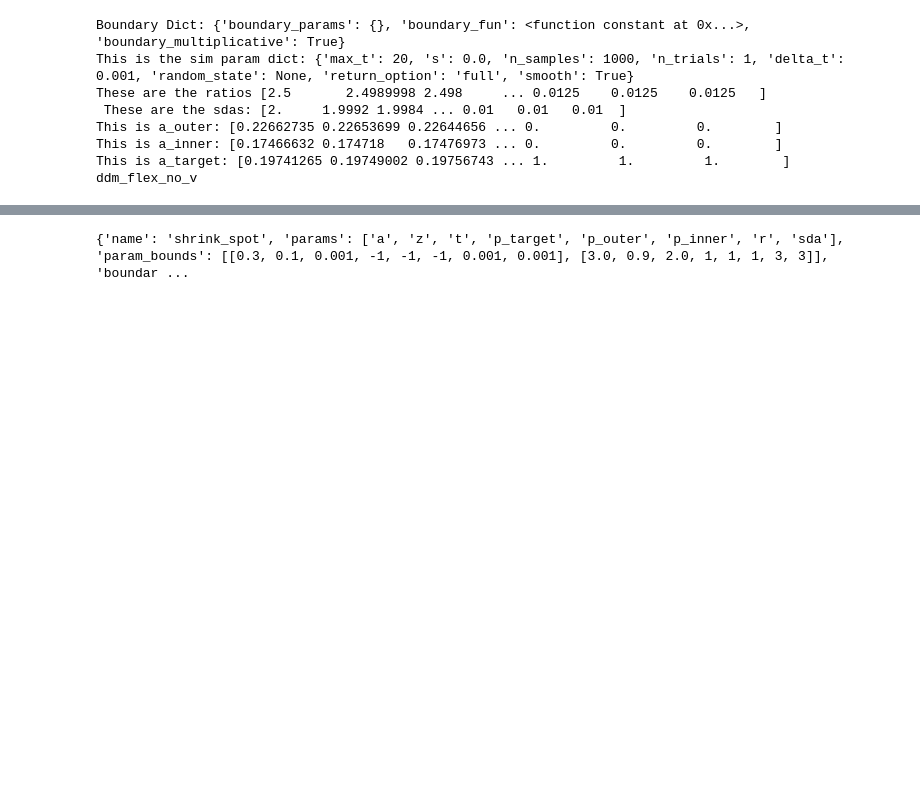
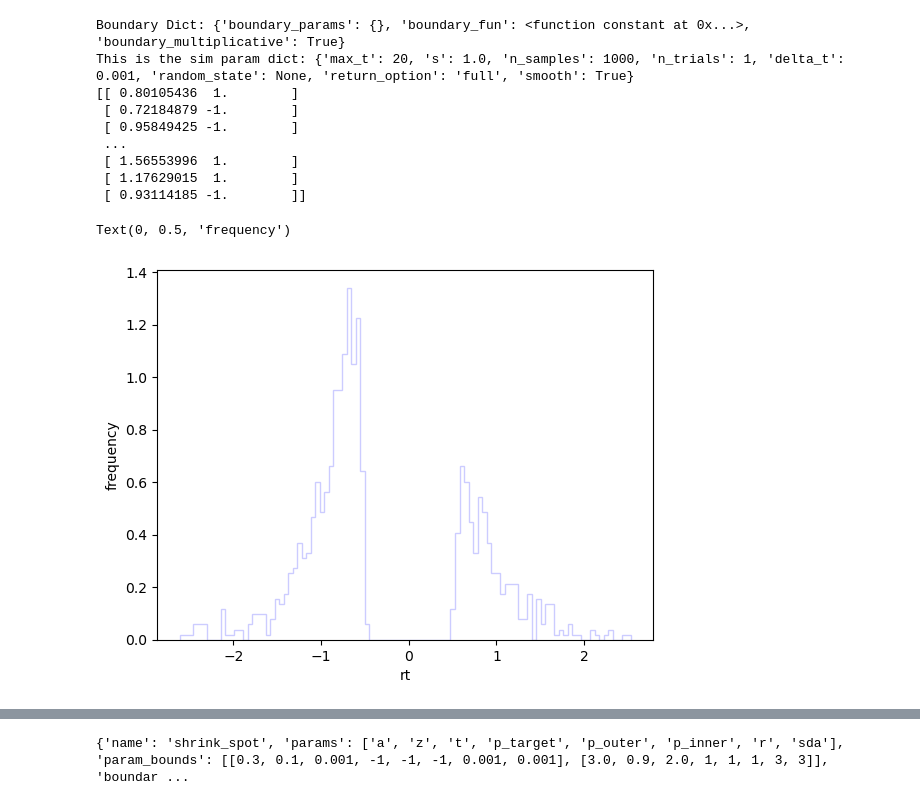
Before and after one commit to AlexanderFengler/ssm-simulators, a Jupyter notebook: ssms/basic_simulators/andrew-testing.ipynb, the cells around one changed output, grey strips where cells are left out. Drawn from its saved outputs; the diff is of its cells as text; code cells hidden in the pictures; blank space fills up the shorter version.

```diff
--- a/ssms/basic_simulators/andrew-testing.ipynb
+++ b/ssms/basic_simulators/andrew-testing.ipynb
@@ -98,27 +102,47 @@ These are the ratios [5.    4.    3.    2.    1.    0.025 0.025 0.025 0.025 0.02
 # %%
 import ssms
 import numpy as np
-
+import matplotlib.pyplot as plt
 from ssms.basic_simulators import simulator
 
 sim_out2 = simulator.simulator(
     model="shrink_spot",
-    theta=
-    [1.0, 0.5, 0.25, 0.5, -0.5, -0.5, 0.8, 2],
-    # [0, 0.19, 0.5, 0.45, -0.55, -0.55, 0.55, 0.026, 2.6,1]
+    theta=[0.7, 0.5, 0.45, 2, 2, 2, 0.01, 1],
+    # theta=[1, 0.5, 0.45, 1, -1, -1, 1, 2.6],
+    # theta = [0.15, 0.5, 0.45, 0.55, -0.55, -0.55, 1.9, 2],
+    # theta = [1.9, 5, 4.5, 5.5, -5.5, -5.5, 0.26, 26],
     n_samples=1000,
-    no_noise=True,
+    no_noise=False,
+    delta_t=0.001,
 )
-print(sim_out2["metadata"]['simulator'])
+rts = np.squeeze(sim_out2["rts"]).reshape(-1)
+responses = np.squeeze(sim_out2["choices"]).reshape(-1)
+
+sims_array = np.column_stack([rts, responses])
+print(sims_array)
+plt.hist(
+    sim_out2["rts"] * sim_out2["choices"],
+    bins=100,
+    histtype="step",
+    label="simulations",
+    color="blue",
+    alpha=0.2,
+    density=True,
+)
+plt.xlabel("rt")
+plt.ylabel("frequency")
 # %% [output]
 Boundary Dict: {'boundary_params': {}, 'boundary_fun': <function constant at 0x...>, 'boundary_multiplicative': True}
-This is the sim param dict: {'max_t': 20, 's': 0.0, 'n_samples': 1000, 'n_trials': 1, 'delta_t': 0.001, 'random_state': None, 'return_option': 'full', 'smooth': True}
-These are the ratios [2.5       2.4989998 2.498     ... 0.0125    0.0125    0.0125   ]
- These are the sdas: [2.     1.9992 1.9984 ... 0.01   0.01   0.01  ]
-This is a_outer: [0.22662735 0.22653699 0.22644656 ... 0.         0.         0.        ]
-This is a_inner: [0.17466632 0.174718   0.17476973 ... 0.         0.         0.        ]
-This is a_target: [0.19741265 0.19749002 0.19756743 ... 1.         1.         1.        ]
-ddm_flex_no_v
+This is the sim param dict: {'max_t': 20, 's': 1.0, 'n_samples': 1000, 'n_trials': 1, 'delta_t': 0.001, 'random_state': None, 'return_option': 'full', 'smooth': True}
+[[ 0.80105436  1.        ]
+ [ 0.72184879 -1.        ]
+ [ 0.95849425 -1.        ]
+ ...
+ [ 1.56553996  1.        ]
+ [ 1.17629015  1.        ]
+ [ 0.93114185 -1.        ]]
+Text(0, 0.5, 'frequency')
+[figure, added]
 # %%
 help(simulator.simulator)
 # %%
```
Also changed, not shown: parts of 3 cells of this notebook, 3 other files.
